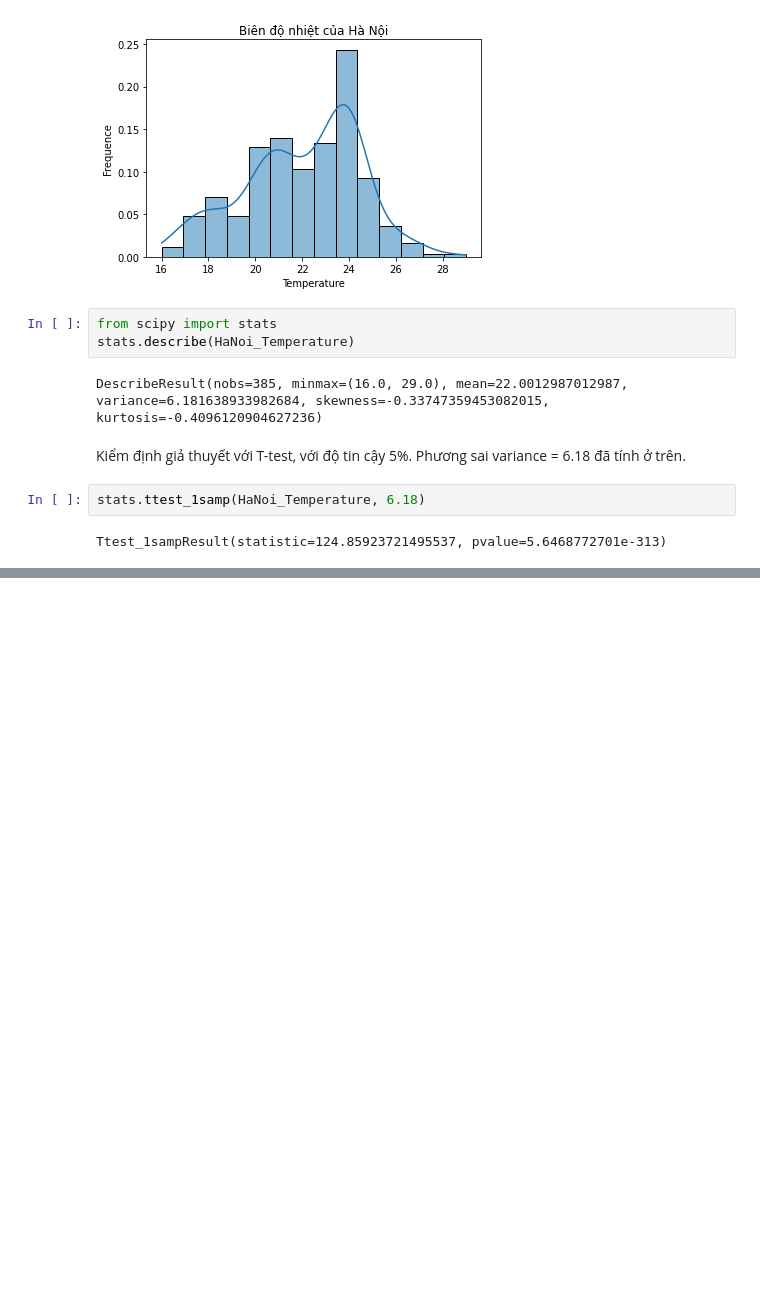
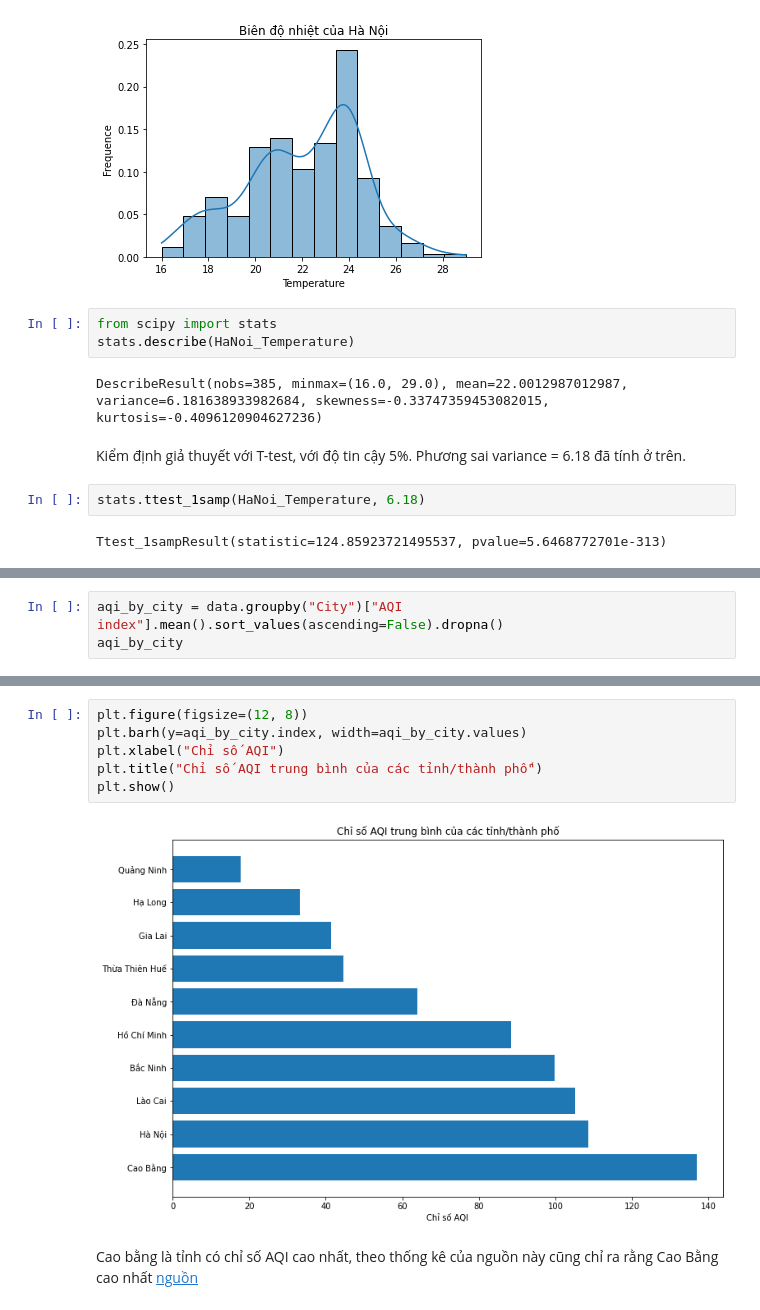
Before and after one commit to AI005/Analyst_VietNam, a Jupyter notebook: notebook.ipynb, the cells around one changed output, grey strips where cells are left out. Saved outputs shown, nothing was run; the diff lists cells and outputs as text; blank space fills up the shorter version.

```diff
--- a/notebook.ipynb
+++ b/notebook.ipynb
@@ -281,0 +343,3 @@ Có thể thấy p_value rất nhỏ( gần như bằng 0), nhỏ hơn rất nhi
+# %%
+aqi_by_city = data.groupby("City")["AQI index"].mean().sort_values(ascending=False).dropna()
+aqi_by_city
@@ -281,0 +359,10 @@ Có thể thấy p_value rất nhỏ( gần như bằng 0), nhỏ hơn rất nhi
+# %%
+plt.figure(figsize=(12, 8))
+plt.barh(y=aqi_by_city.index, width=aqi_by_city.values)
+plt.xlabel("Chỉ số AQI")
+plt.title("Chỉ số AQI trung bình của các tỉnh/thành phố")
+plt.show()
+# %% [output]
+[figure, added]
+# %% [markdown]
+Cao bằng là tỉnh có chỉ số AQI cao nhất, theo thống kê của nguồn này cũng chỉ ra rằng Cao Bằng cao nhất <a href = "https://www.iqair.com/vi/vietnam">nguồn </a>
```
Also changed, not shown: parts of 19 cells of this notebook.
